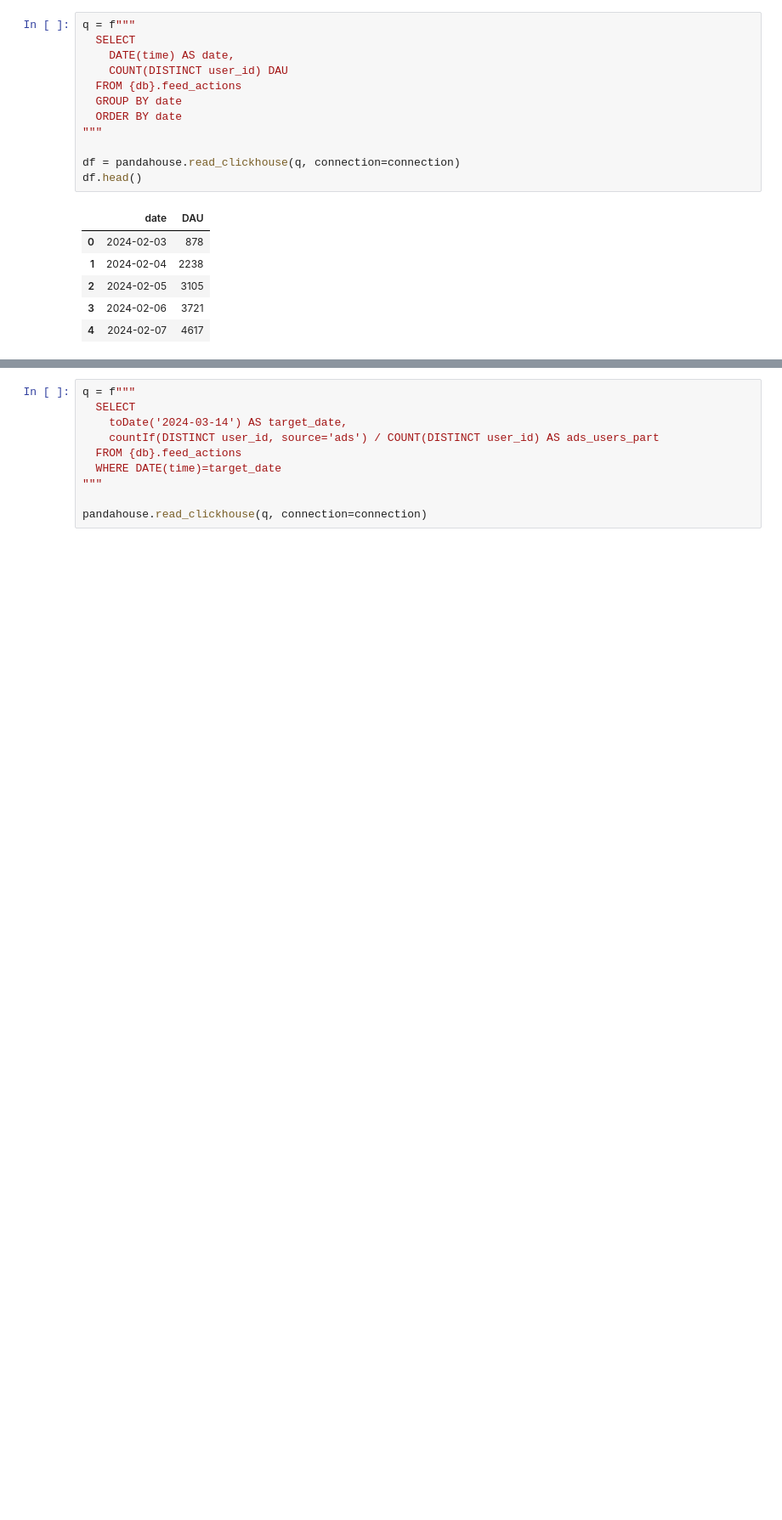
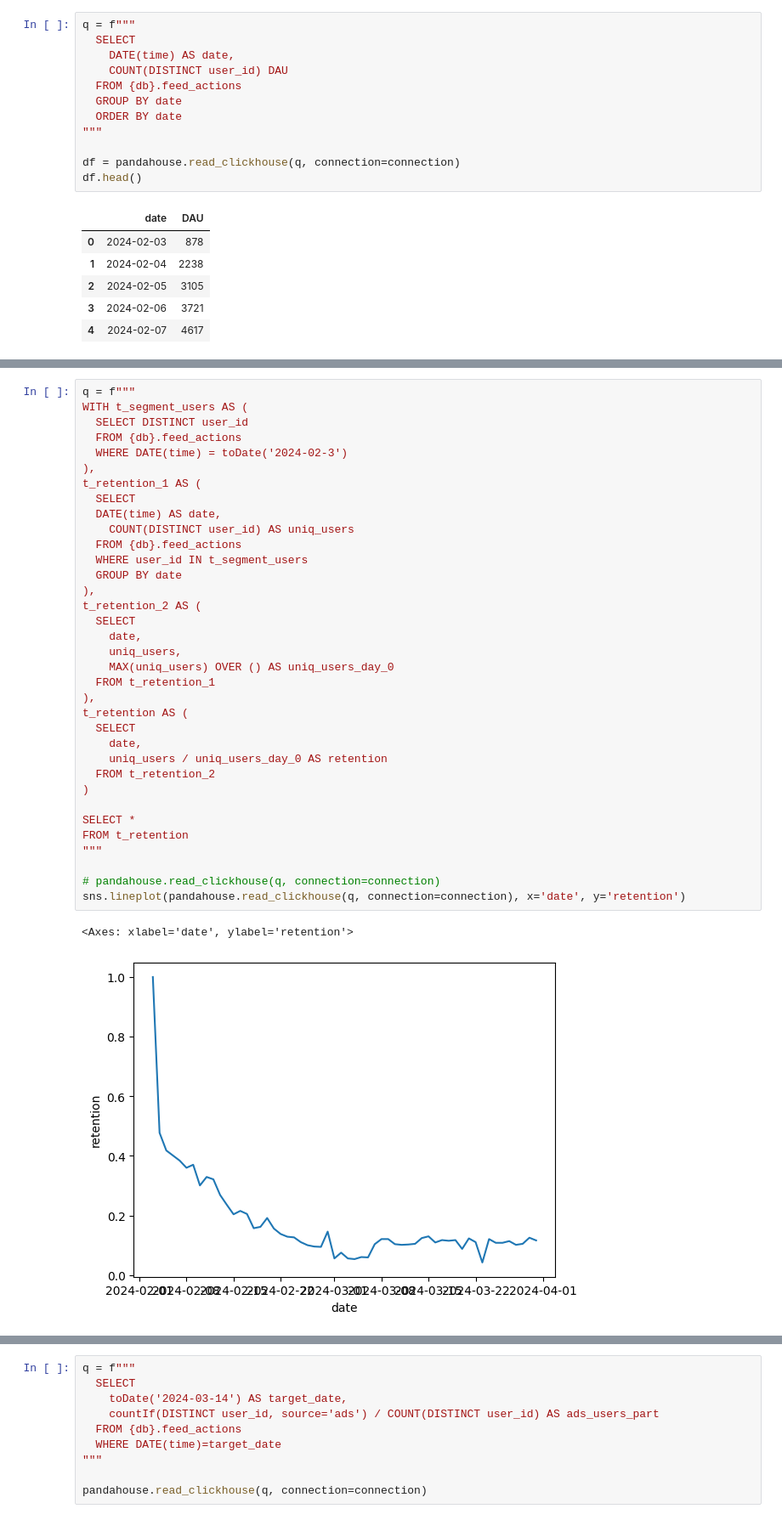
Before and after one commit to vsgrabchuk/KCSDA-metrics-falldown-analysis, a Jupyter notebook: KCSDA_metrics_falldown_analysis.ipynb, the cells around one changed output, grey strips where cells are left out. Shown: that part at 85% size. Saved outputs shown, nothing was run; the diff lists cells and outputs as text; blank space fills up the shorter version.

Commit message:
Added lineplot

```diff
--- a/KCSDA_metrics_falldown_analysis.ipynb
+++ b/KCSDA_metrics_falldown_analysis.ipynb
@@ -78,0 +88,38 @@ pandahouse.read_clickhouse(q, connection=connection)
+# %%
+q = f"""
+WITH t_segment_users AS (
+  SELECT DISTINCT user_id
+  FROM {db}.feed_actions
+  WHERE DATE(time) = toDate('2024-02-3')
+),
+t_retention_1 AS (
+  SELECT
+  DATE(time) AS date,
+    COUNT(DISTINCT user_id) AS uniq_users
+  FROM {db}.feed_actions
+  WHERE user_id IN t_segment_users
+  GROUP BY date
+),
+t_retention_2 AS (
+  SELECT
+    date,
+    uniq_users,
+    MAX(uniq_users) OVER () AS uniq_users_day_0
+  FROM t_retention_1
+),
+t_retention AS (
+  SELECT
+    date,
+    uniq_users / uniq_users_day_0 AS retention
+  FROM t_retention_2
+)
+
+SELECT *
+FROM t_retention
+"""
+
+# pandahouse.read_clickhouse(q, connection=connection)
+sns.lineplot(pandahouse.read_clickhouse(q, connection=connection), x='date', y='retention')
+# %% [output]
+<Axes: xlabel='date', ylabel='retention'>
+[figure, added]
```
Also changed, not shown: parts of 11 cells of this notebook.
